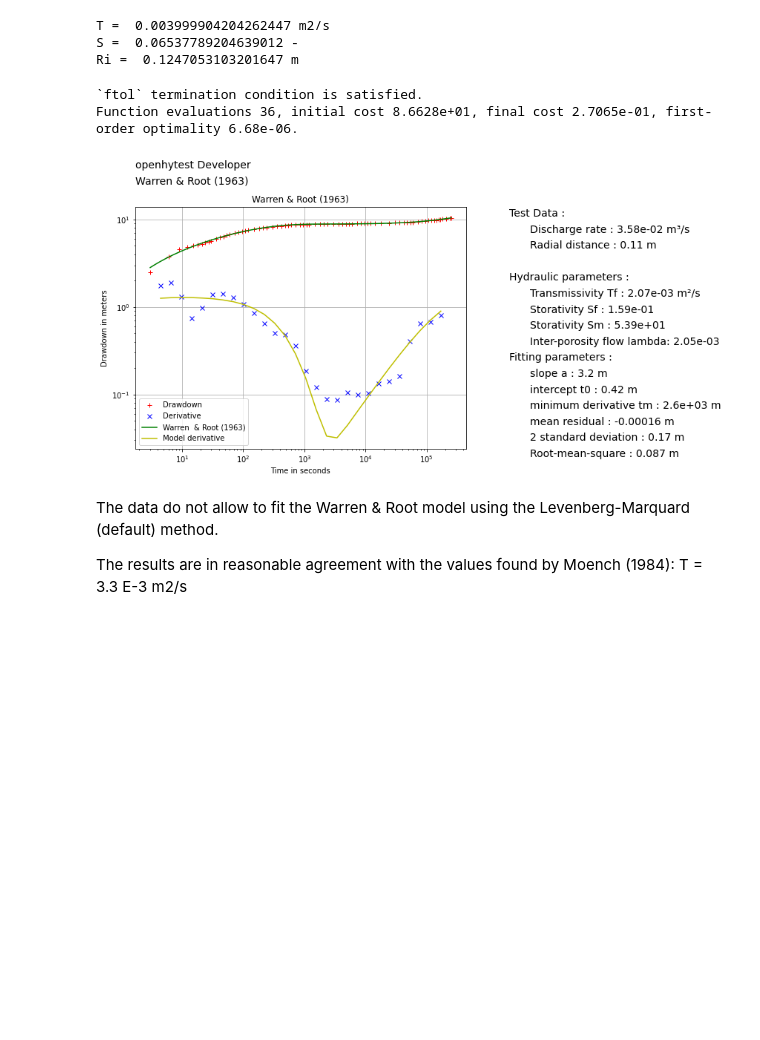
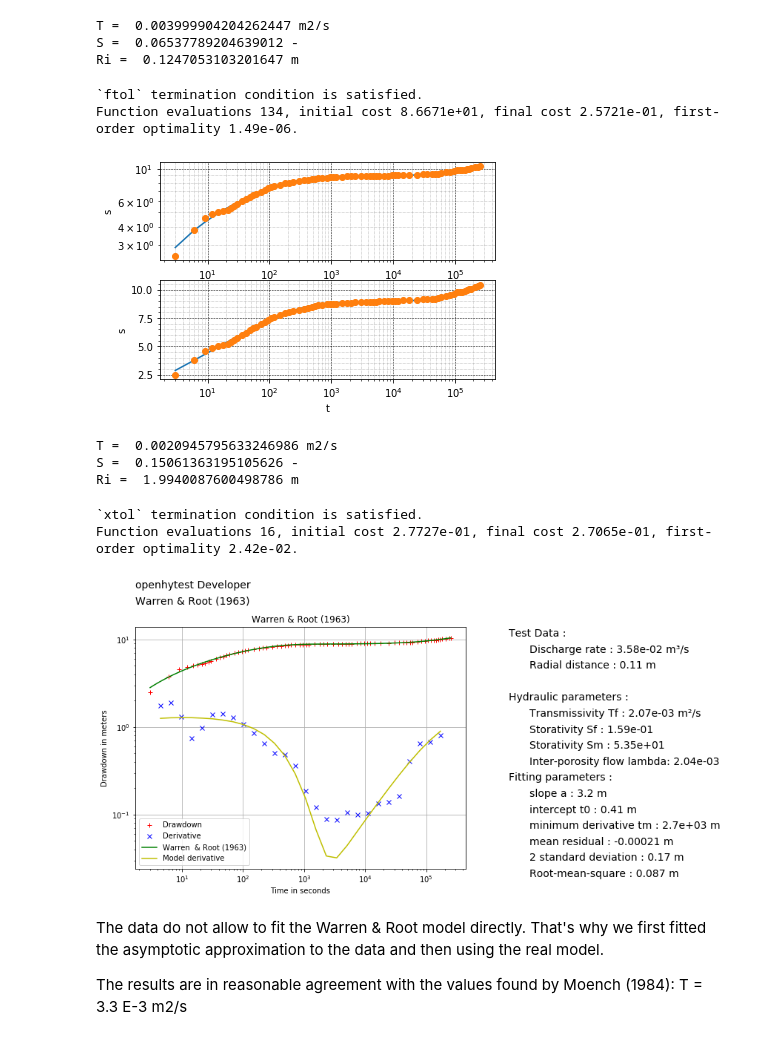
Before and after one commit to UniNE-CHYN/openhytest, a Jupyter notebook: notebooks/Demo_Warren_and_Root.ipynb, the cells around one changed output. Drawn from its saved outputs; the diff is of its cells as text; code cells hidden in the pictures; blank space fills up the shorter version.

```diff
--- a/notebooks/Demo_Warren_and_Root.ipynb
+++ b/notebooks/Demo_Warren_and_Root.ipynb
@@ -125,7 +125,7 @@ rw=0.11                 # Radius of well in m
 rc=0.11                 # Radius of casing in m
 Q=3.58e-2               # Flow rate m3/s
 # %%
-warren = ht.Warren_Root(Q=Q, r=rc, rw=rw, df=data)
+warren = ht.WarrenRoot(Q=Q, r=rc, rw=rw, df=data)
 warren.guess_params()
 warren.trial()
 # %% [output]
@@ -133,14 +133,24 @@ warren.trial()
 T =  0.003999904204262447 m2/s
 S =  0.06537789204639012 -
 Ri =  0.1247053103201647 m
+# %%
+warren.fit_approximation(fitmethod='lm')
+warren.trial()
+# %% [output]
+`ftol` termination condition is satisfied.
+Function evaluations 134, initial cost 8.6671e+01, final cost 2.5721e-01, first-order optimality 1.49e-06.
+[figure, added]
+T =  0.0020945795633246986 m2/s
+S =  0.15061363195105626 -
+Ri =  1.9940087600498786 m
 # %%
-warren.rpt(option_fit='trf', ttle='Warren & Root (1963)', author='openhytest Developer', filetype='pdf', reptext='Report_YuccaMountain_example')
+warren.rpt(fitmethod='trf', ttle='Warren & Root (1963)', author='openhytest Developer', filetype='pdf', reptext='Report_YuccaMountain_example')
 # %% [output]
-`ftol` termination condition is satisfied.
-Function evaluations 36, initial cost 8.6628e+01, final cost 2.7065e-01, first-order optimality 6.68e-06.
+`xtol` termination condition is satisfied.
+Function evaluations 16, initial cost 2.7727e-01, final cost 2.7065e-01, first-order optimality 2.42e-02.
 [figure]
 # %% [markdown]
-The data do not allow to fit the Warren & Root model using the Levenberg-Marquard (default) method.
+The data do not allow to fit the Warren & Root model directly. That's why we first fitted the asymptotic approximation to the data and then using the real model.
 
 The results are in reasonable agreement with the values found by Moench (1984):
 T = 3.3 E-3 m2/s
```
Also changed, not shown: parts of 2 cells of this notebook, 23 other files.
